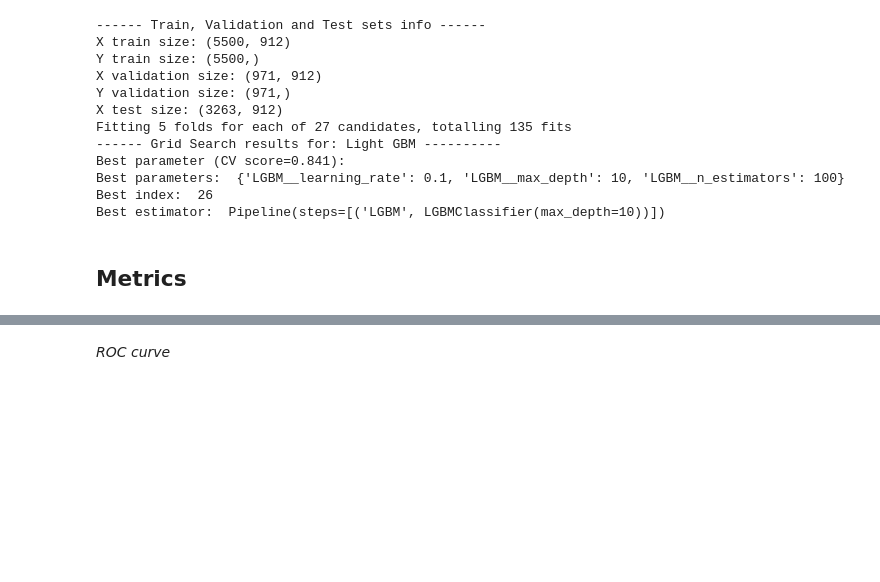
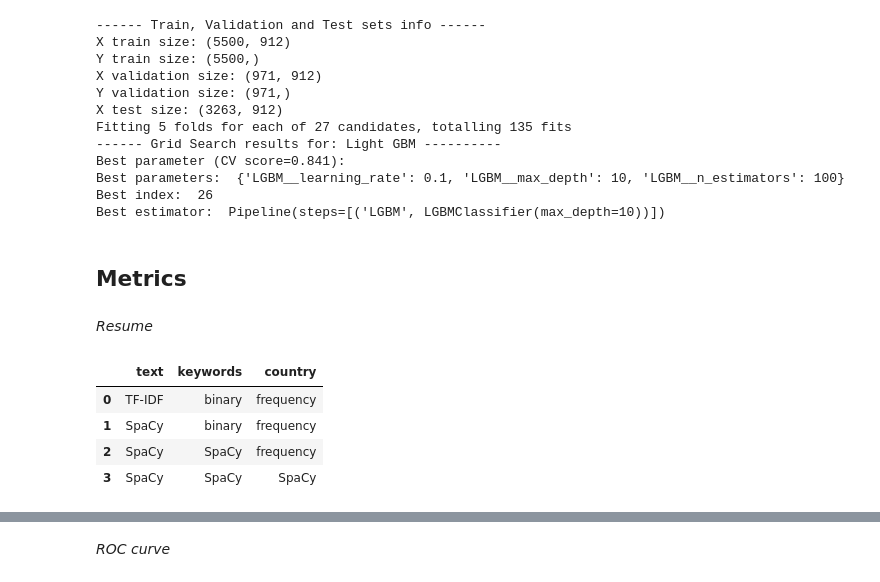
Before and after one commit to raissalohanna/DataLab-FinalProject, a Jupyter notebook: NLP_Tweet_Disaster.ipynb, the cells around one changed output, grey strips where cells are left out. Saved outputs shown, nothing was run; the diff lists cells and outputs as text; code cells hidden in the pictures; blank space fills up the shorter version.

```diff
--- a/NLP_Tweet_Disaster.ipynb
+++ b/NLP_Tweet_Disaster.ipynb
@@ -1373,3 +1373,27 @@ Best index:  26
 Best estimator:  Pipeline(steps=[('LGBM', LGBMClassifier(max_depth=10))])
 # %% [markdown]
 ## Metrics
+# %% [markdown]
+*Resume*
+# %%
+versions = {0: {'text': 'TF-IDF',
+                   'keywords': 'binary',
+                   'country': 'frequency'},
+            1: {'text': 'SpaCy',
+                   'keywords': 'binary',
+                   'country': 'frequency'},
+            2: {'text': 'SpaCy',
+                   'keywords': 'SpaCy',
+                   'country': 'frequency'},
+            3: {'text': 'SpaCy',
+                   'keywords': 'SpaCy',
+                   'country': 'SpaCy'}}
+
+versions = pd.DataFrame.from_dict(versions).T
+versions
+# %% [output]
+|  | text | keywords | country |
+| 0 | TF-IDF | binary | frequency |
+| 1 | SpaCy | binary | frequency |
+| 2 | SpaCy | SpaCy | frequency |
+| 3 | SpaCy | SpaCy | SpaCy |
```
Also changed, not shown: parts of 2 cells of this notebook.
